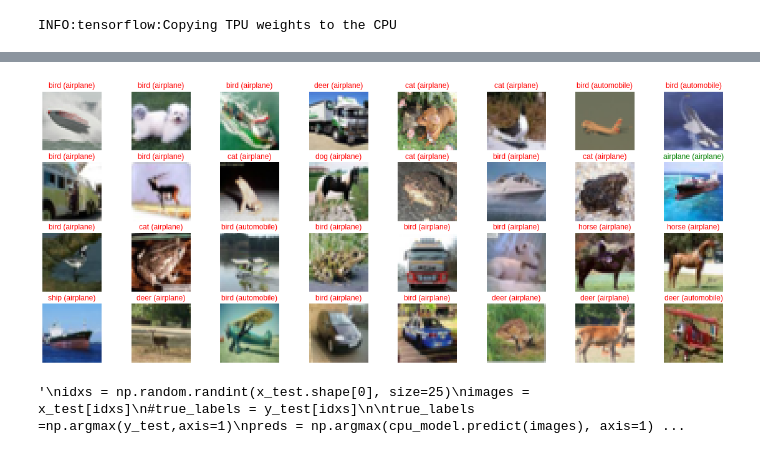
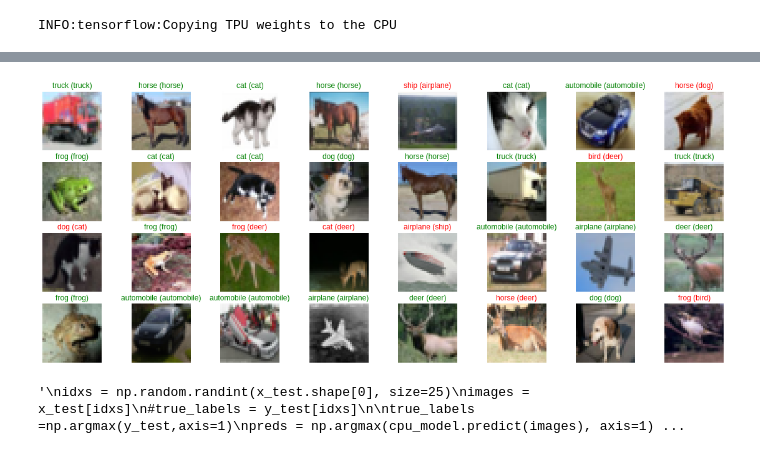
Before and after one commit to arpitsharma9/01_machine_learning, a Jupyter notebook: 02_cnn/cifar10_cnn_tpu_ver.1.0.ipynb, the cells around one changed output, grey strips where cells are left out. Saved outputs shown, nothing was run; the diff lists cells and outputs as text; code cells hidden in the pictures.

```diff
--- a/02_cnn/cifar10_cnn_tpu_ver.1.0.ipynb
+++ b/02_cnn/cifar10_cnn_tpu_ver.1.0.ipynb
@@ -427,18 +427,18 @@ plot(hist.history['val_loss'],
 
 Next, we plot the model predictions on test set
 # %%
-c = tpu_model.sync_to_cpu()
+cpu_model = tpu_model.sync_to_cpu()
 # %% [output]
 INFO:tensorflow:Copying TPU weights to the CPU
 # %%
 # get predictions on the test set
 y_hat = cpu_model.predict(x_test)
-y_test = tf.keras.utils.to_categorical(y_test, num_classes)
+y_test_c = tf.keras.utils.to_categorical(y_test, num_classes)
 
 # define text labels (source: https://www.cs.toronto.edu/~kriz/cifar.html)
 cifar10_labels = ['airplane', 'automobile', 'bird', 'cat', 'deer', 'dog', 'frog', 'horse', 'ship', 'truck']
 #y_hat[0]*100 - max probabilty for cat.
 #y_test[0] - cat
 np.argmax(y_hat[0])
-#print(y_hat[0],y_test[0])
+print(y_hat[0],y_test[0])
 # %% [output]
@@ -456,17 +447,17 @@ np.argmax(y_hat[0])
 # %%
 # plot a random sample of test images, their predicted labels, and ground truth
 ##x_test.shape[0] - basically i get the number of samples in testset.. i.e 10,000
 fig = plt.figure(figsize=(20, 8))
 for i, idx in enumerate(np.random.choice(x_test.shape[0], size=32, replace=False)):
     ax = fig.add_subplot(4, 8, i + 1, xticks=[], yticks=[])
     ax.imshow(np.squeeze(x_test[idx]))
     ## argmax will returns the indices of the maximum values along an axis.
     pred_idx = np.argmax(y_hat[idx])
-    true_idx = np.argmax(y_test[idx])
+    true_idx = np.argmax(y_test_c[idx])
     ax.set_title("{} ({})".format(cifar10_labels[pred_idx], cifar10_labels[true_idx]),
                  color=("green" if pred_idx == true_idx else "red"))
 # %% [output]
-[figure, old version]
+[figure, new version]
 # %%
 '''
 idxs = np.random.randint(x_test.shape[0], size=25)
```
Also changed, not shown: parts of 7 cells of this notebook.
